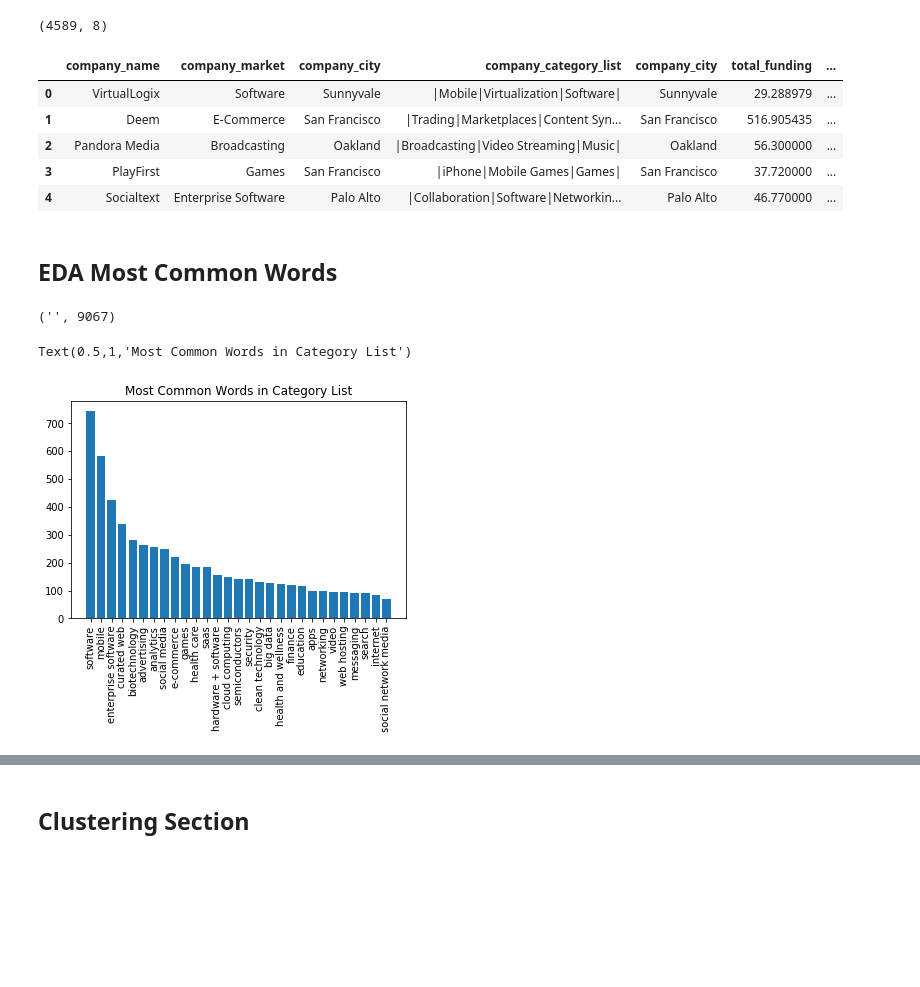
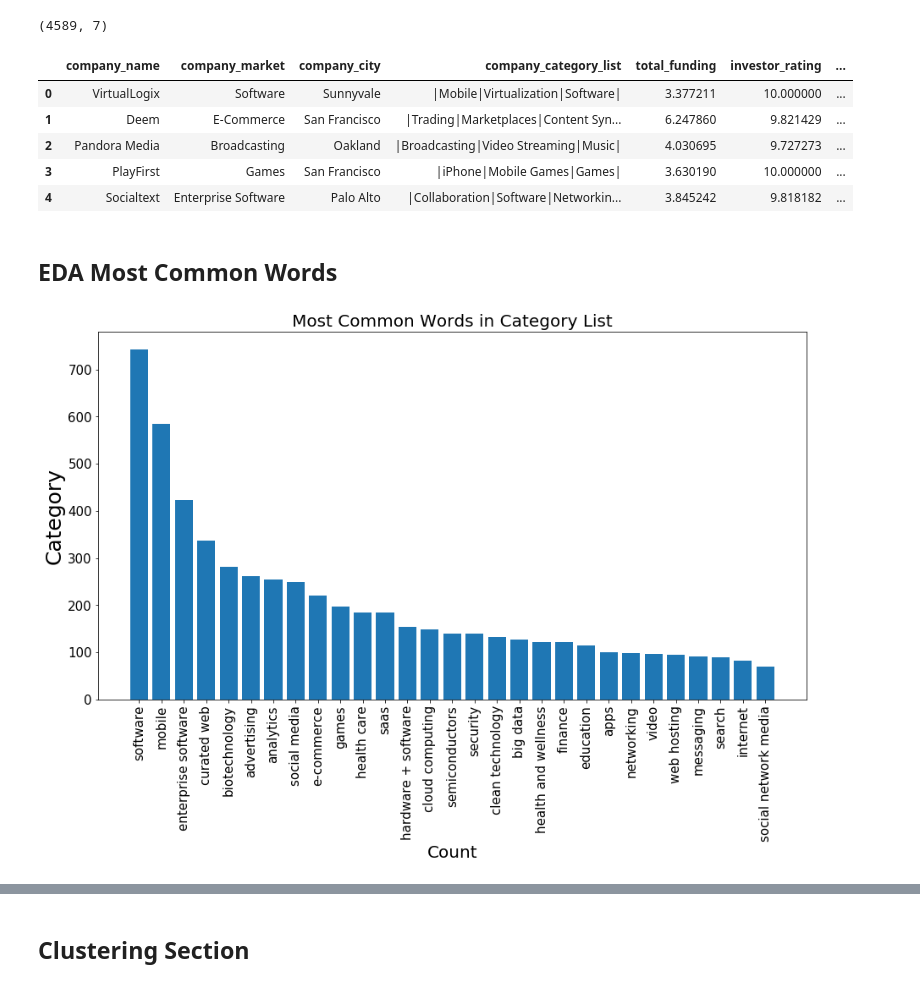
Before and after one commit to jdmendoza/startup_recommendation_engine, a Jupyter notebook: Startup_Recommender.ipynb, the cells around one changed output, grey strips where cells are left out. Cells and saved outputs as stored; diff of their text form; code cells hidden in the pictures; blank space fills up the shorter version.

```diff
--- a/Startup_Recommender.ipynb
+++ b/Startup_Recommender.ipynb
@@ -51,0 +91,4 @@ sf_companies[sf_companies["company_name"]=="Tesla Motors"]
+# %%
+transformed_rounds_data = boxcox(list(sf_companies["company_max_round"].fillna(0).map(lambda x: 0.11 if x == 0 else x )))
+plt.hist(transformed_rounds_data[0],bins=20)
+plt.title("Distribution of Investor Ratings");
@@ -52,14 +99,16 @@ sf_companies[sf_companies["company_name"]=="Tesla Motors"]
 # %%
-df = sf_companies.fillna(0)
+df['total_funding'] = list(sf_companies["total_funding"].fillna(0.01).apply(np.log))
+df['company_max_round'] = transformed_rounds_data[0]
+
 print(df.shape)
 df.head()
 # %% [output]
-(4589, 8)
+(4589, 7)
-|  | company_name | company_market | company_city | company_category_list | company_city | total_funding | ... |
-| 0 | VirtualLogix | Software | Sunnyvale | |Mobile|Virtualization|Software| | Sunnyvale | 29.288979 | ... |
-| 1 | Deem | E-Commerce | San Francisco | |Trading|Marketplaces|Content Syn... | San Francisco | 516.905435 | ... |
-| 2 | Pandora Media | Broadcasting | Oakland | |Broadcasting|Video Streaming|Music| | Oakland | 56.300000 | ... |
-| 3 | PlayFirst | Games | San Francisco | |iPhone|Mobile Games|Games| | San Francisco | 37.720000 | ... |
-| 4 | Socialtext | Enterprise Software | Palo Alto | |Collaboration|Software|Networkin... | Palo Alto | 46.770000 | ... |
+|  | company_name | company_market | company_city | company_category_list | total_funding | investor_rating | ... |
+| 0 | VirtualLogix | Software | Sunnyvale | |Mobile|Virtualization|Software| | 3.377211 | 10.000000 | ... |
+| 1 | Deem | E-Commerce | San Francisco | |Trading|Marketplaces|Content Syn... | 6.247860 | 9.821429 | ... |
+| 2 | Pandora Media | Broadcasting | Oakland | |Broadcasting|Video Streaming|Music| | 4.030695 | 9.727273 | ... |
+| 3 | PlayFirst | Games | San Francisco | |iPhone|Mobile Games|Games| | 3.630190 | 10.000000 | ... |
+| 4 | Socialtext | Enterprise Software | Palo Alto | |Collaboration|Software|Networkin... | 3.845242 | 9.818182 | ... |
 # %% [markdown]
 ## EDA Most Common Words
@@ -68,20 +115,32 @@ import matplotlib.pyplot as plt
 # %%
+import matplotlib.pyplot as plt
+
 keywords = df['company_category_list'].map(lambda x: str(x).lower().split("|"))
 keywords = [item for sublist in keywords for item in sublist]
 
 from collections import Counter
-common_words = Counter(keywords).most_common(30)\
+
+common_category_words = Counter(keywords).most_common(30)
+common_category_words.pop(0)
+
+common_market_words = Counter(list(df['company_market'])).most_common(30)
+
+common_cities = Counter(list(df['company_city'])).most_common(30)
-# %%
-common_words.pop(0)
-# %% [output]
-('', 9067)
+# %%
+def create_plot(x, y, title, x_label, y_label):
+    plt.figure(figsize=(15,8))
+    plt.bar(x,y)
+    plt.xticks(rotation=90);
+    plt.title(title,fontsize=20)
+    plt.xlabel(x_label,fontsize=20)
+    plt.xticks(fontsize=15)
+    plt.ylabel(y_label,fontsize=25)
+    plt.yticks(fontsize=15)
+    plt.show()
 # %%
-x = [w[0] for w in common_words]
-y = [w[1] for w in common_words]
+x = [w[0] for w in common_category_words]
+y = [w[1] for w in common_category_words]
 
-plt.bar(x,y)
-plt.xticks(rotation=90);
-plt.title("Most Common Words in Category List")
+create_plot(x, y, "Most Common Words in Category List", "Count", "Category")
 # %% [output]
-Text(0.5,1,'Most Common Words in Category List')
-[figure, old version]
+[figure, new version]
```
Also changed, not shown: parts of 24 cells of this notebook.
